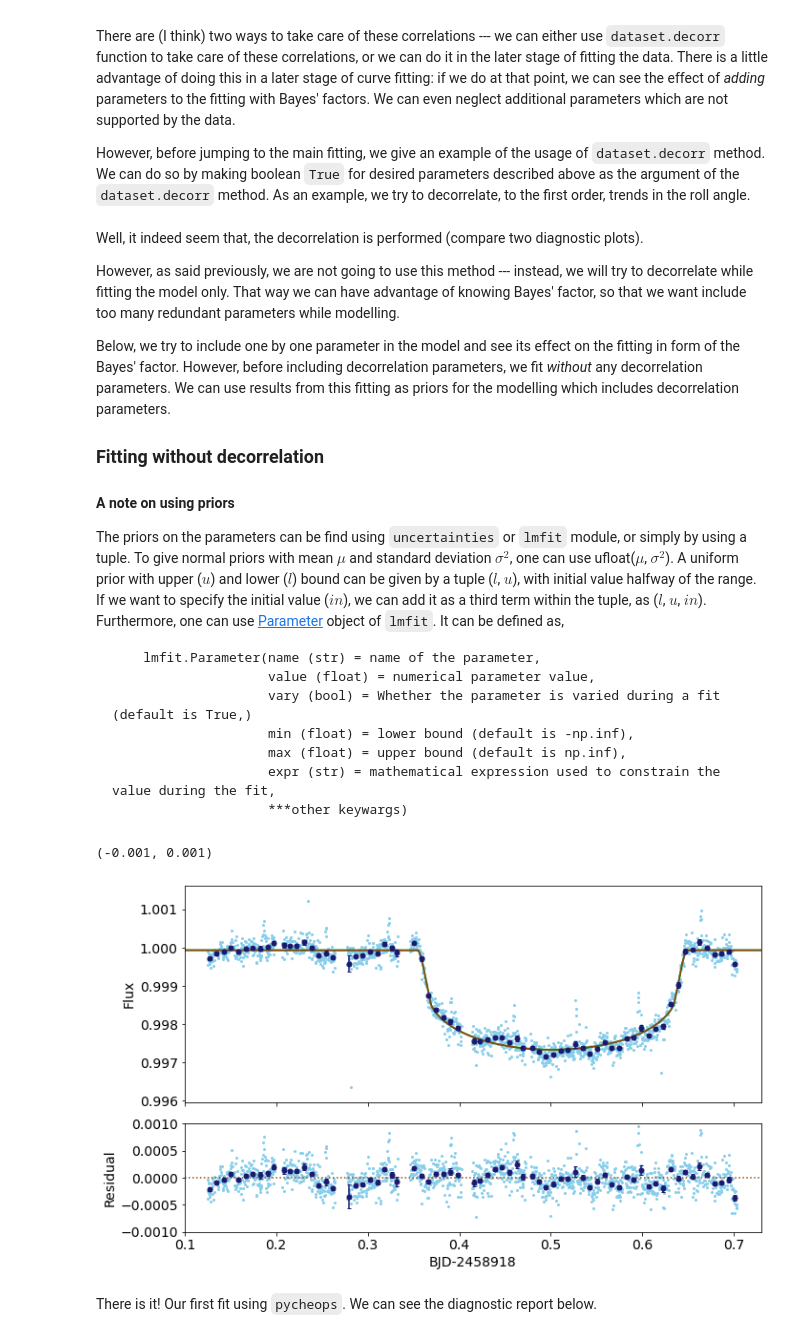
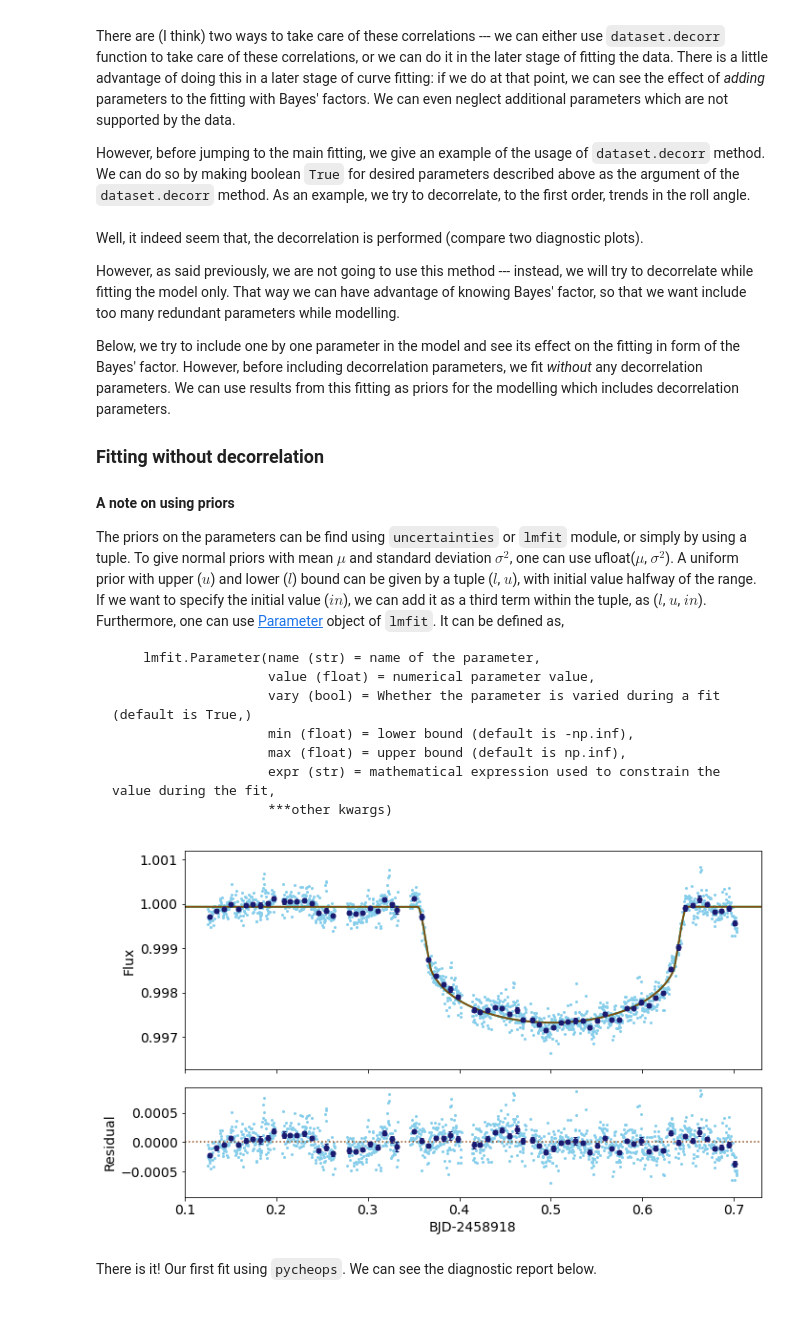
Before and after one commit to Jayshil/pycheops-tutorials, a Jupyter notebook: p2_kelt11.ipynb, the cells around one changed output. Cells and saved outputs as stored; diff of their text form; code cells hidden in the pictures.

````diff
--- a/p2_kelt11.ipynb
+++ b/p2_kelt11.ipynb
@@ -212,21 +213,20 @@ The priors on the parameters can be find using `uncertainties` or `lmfit` module
                     min (float) = lower bound (default is -np.inf),
                     max (float) = upper bound (default is np.inf),
                     expr (str) = mathematical expression used to constrain the value during the fit,
-                    ***other keywargs)
+                    ***other kwargs)
 ```
 # %%
 # Codes from the pycheops example notebook
 lmfit0 = dd.lmfit_transit(T_0 = ufloat(T_0, 0.001), P=P,
                           D=(D/4, D, D*4), W=(W/4, W, W*4),b=(0,0.5,1),
                           f_c=f_c, f_s=f_s,
                           h_1=star.h_1, h_2=star.h_2.n,
                           logrhoprior=star.logrho)
 
 dd.plot_lmfit(binwidth=0.008, figsize=(10,6), fontsize=14);
-plt.ylim([-0.001, 0.001])
+#plt.ylim([-0.001, 0.001])
 # %% [output]
-(-0.001, 0.001)
-[figure, old version]
+[figure, new version]
 # %% [markdown]
 There is it! Our first fit using `pycheops`. We can see the diagnostic report below.
 # %%
````
Also changed, not shown: parts of 23 cells of this notebook.
